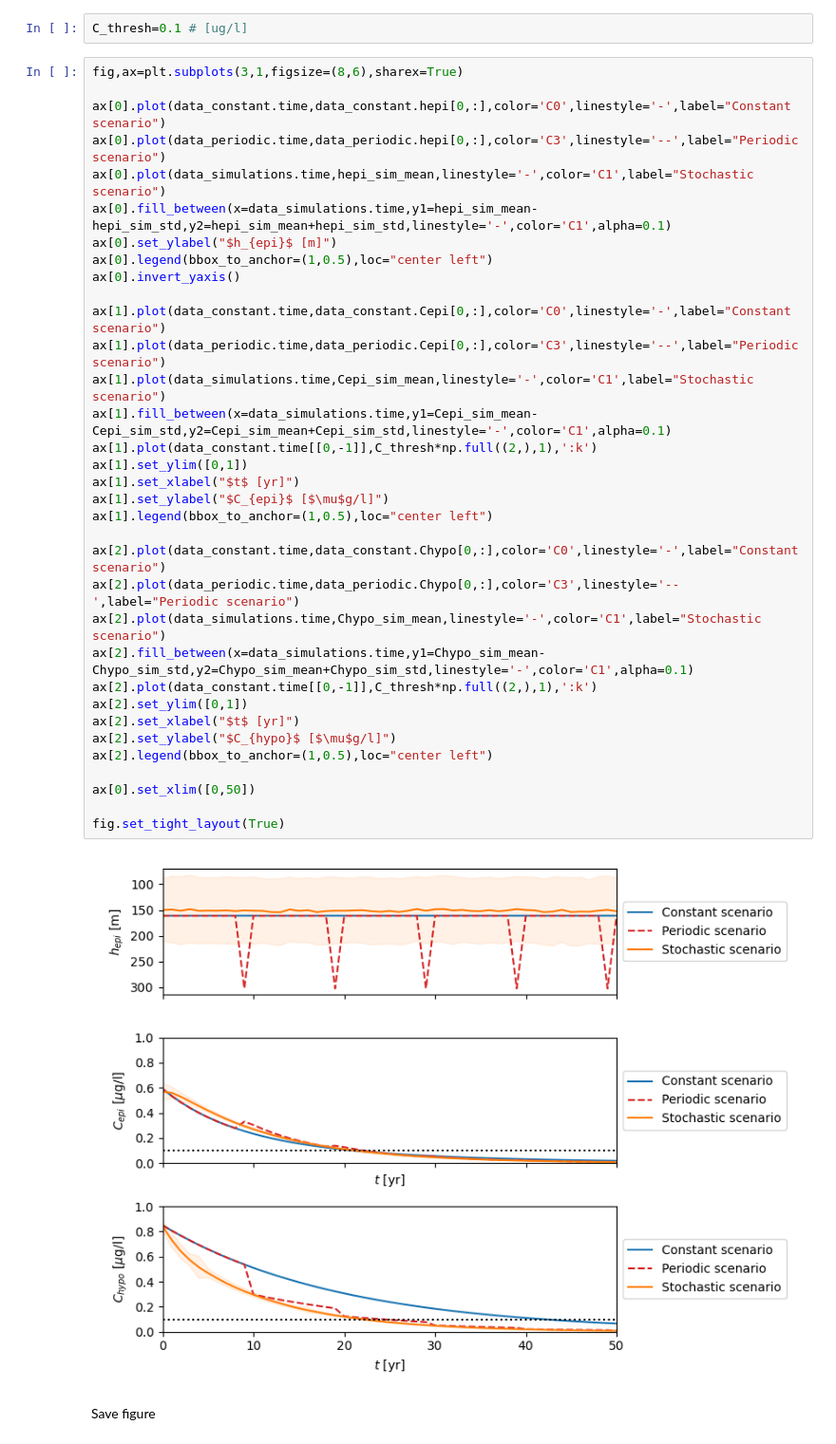
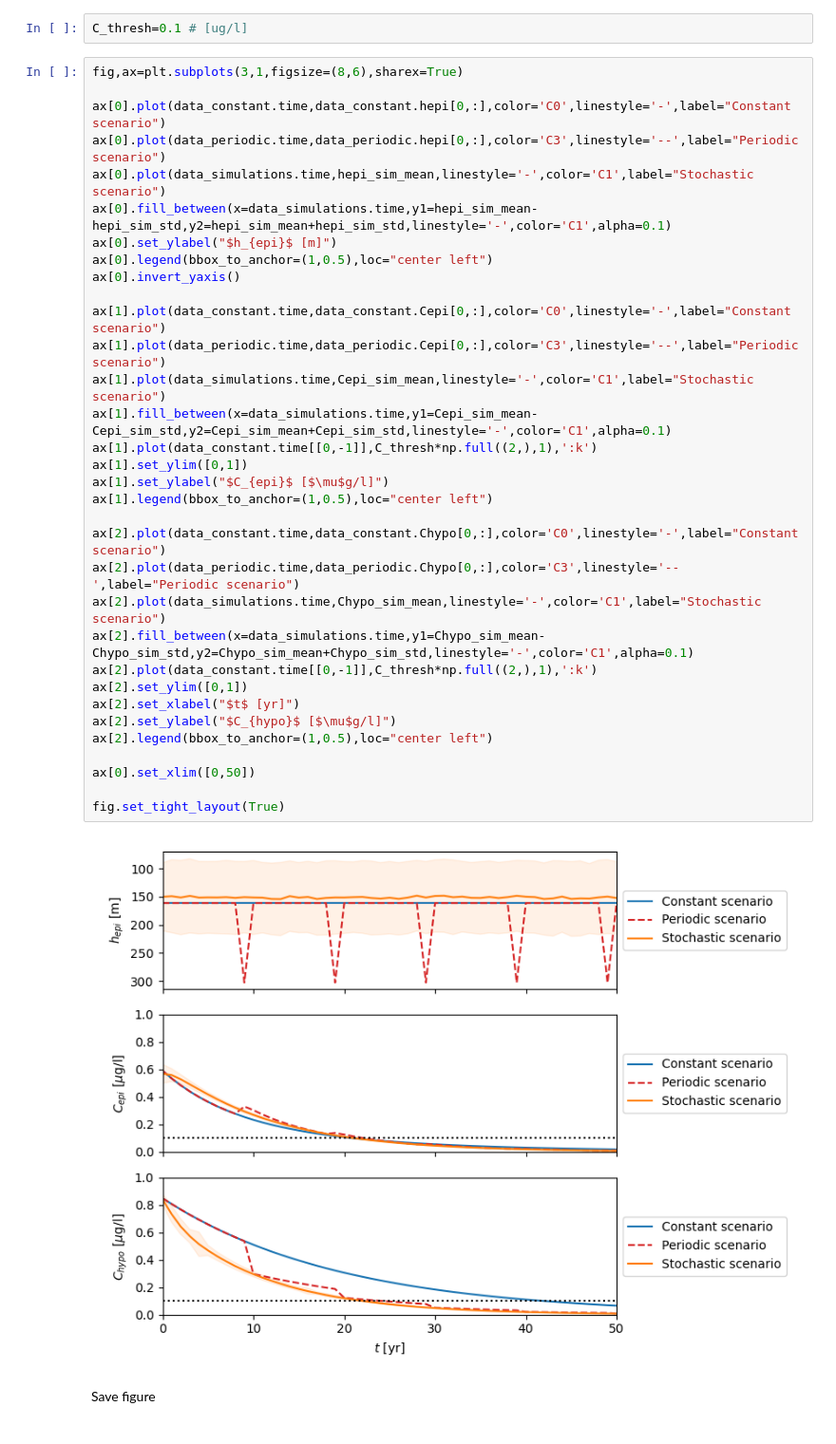
Before and after one commit to tdoda/triazole-Geneva, a Jupyter notebook: notebooks/Model_varying_mixing/combine_scenarios.ipynb, the cells around one changed output. Shown at 95% size. Drawn from its saved outputs; the diff is of its cells as text.

Commit message:
Remove xlabel on intermediate axis

```diff
--- a/notebooks/Model_varying_mixing/combine_scenarios.ipynb
+++ b/notebooks/Model_varying_mixing/combine_scenarios.ipynb
@@ -38,35 +38,34 @@ ax[0].plot(data_constant.time,data_constant.hepi[0,:],color='C0',linestyle='-',l
 ax[0].plot(data_periodic.time,data_periodic.hepi[0,:],color='C3',linestyle='--',label="Periodic scenario")
 ax[0].plot(data_simulations.time,hepi_sim_mean,linestyle='-',color='C1',label="Stochastic scenario")
 ax[0].fill_between(x=data_simulations.time,y1=hepi_sim_mean-hepi_sim_std,y2=hepi_sim_mean+hepi_sim_std,linestyle='-',color='C1',alpha=0.1)
 ax[0].set_ylabel("$h_{epi}$ [m]")
 ax[0].legend(bbox_to_anchor=(1,0.5),loc="center left")
 ax[0].invert_yaxis()
 
 ax[1].plot(data_constant.time,data_constant.Cepi[0,:],color='C0',linestyle='-',label="Constant scenario")
 ax[1].plot(data_periodic.time,data_periodic.Cepi[0,:],color='C3',linestyle='--',label="Periodic scenario")
 ax[1].plot(data_simulations.time,Cepi_sim_mean,linestyle='-',color='C1',label="Stochastic scenario")
 ax[1].fill_between(x=data_simulations.time,y1=Cepi_sim_mean-Cepi_sim_std,y2=Cepi_sim_mean+Cepi_sim_std,linestyle='-',color='C1',alpha=0.1)
 ax[1].plot(data_constant.time[[0,-1]],C_thresh*np.full((2,),1),':k')
 ax[1].set_ylim([0,1])
-ax[1].set_xlabel("$t$ [yr]")
 ax[1].set_ylabel("$C_{epi}$ [$\mu$g/l]")
 ax[1].legend(bbox_to_anchor=(1,0.5),loc="center left")
 
 ax[2].plot(data_constant.time,data_constant.Chypo[0,:],color='C0',linestyle='-',label="Constant scenario")
 ax[2].plot(data_periodic.time,data_periodic.Chypo[0,:],color='C3',linestyle='--',label="Periodic scenario")
 ax[2].plot(data_simulations.time,Chypo_sim_mean,linestyle='-',color='C1',label="Stochastic scenario")
 ax[2].fill_between(x=data_simulations.time,y1=Chypo_sim_mean-Chypo_sim_std,y2=Chypo_sim_mean+Chypo_sim_std,linestyle='-',color='C1',alpha=0.1)
 ax[2].plot(data_constant.time[[0,-1]],C_thresh*np.full((2,),1),':k')
 ax[2].set_ylim([0,1])
 ax[2].set_xlabel("$t$ [yr]")
 ax[2].set_ylabel("$C_{hypo}$ [$\mu$g/l]")
 ax[2].legend(bbox_to_anchor=(1,0.5),loc="center left")
 
 ax[0].set_xlim([0,50])
 
 fig.set_tight_layout(True)
 # %% [output]
-[figure, old version]
+[figure, new version]
 # %% [markdown]
 Save figure
 # %%
```
Also changed, not shown: 1 other file.
